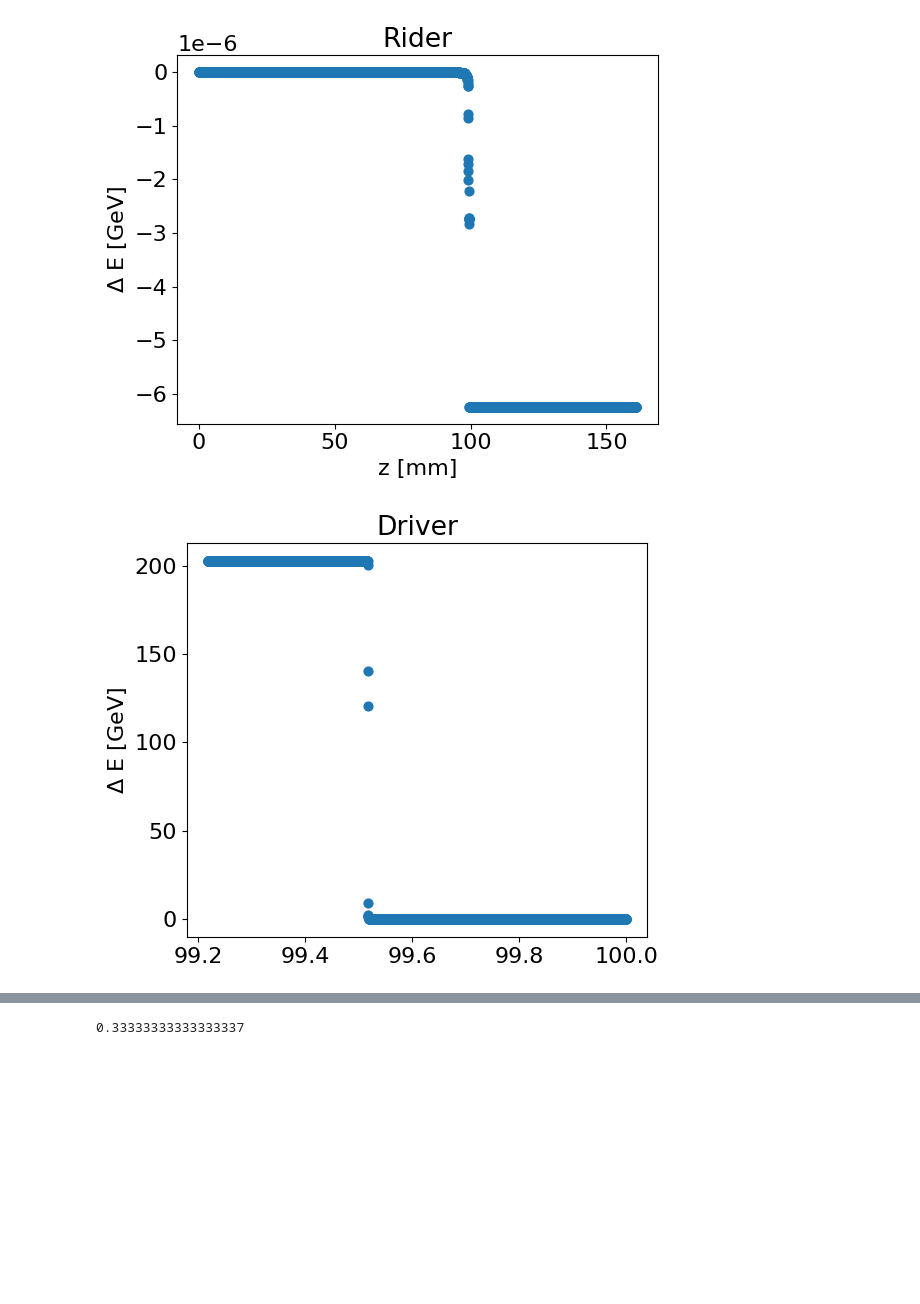
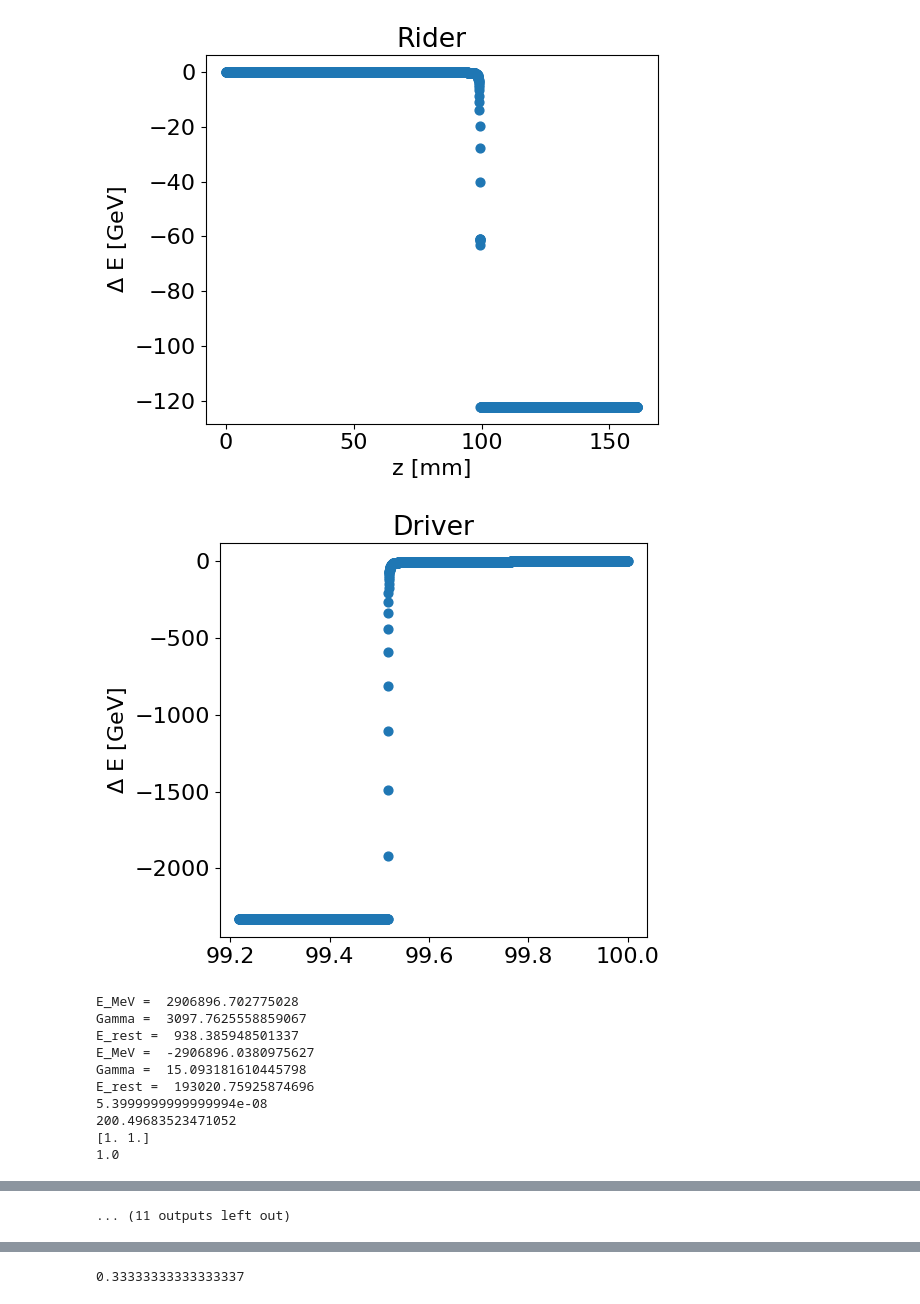
Before and after one commit to benfolsom/LW_integrator, a Jupyter notebook: two_particle_demo_percentplot_loop.ipynb, the cells around one changed output, grey strips where cells are left out. Drawn from its saved outputs; the diff is of its cells as text; code cells hidden in the pictures; blank space fills up the shorter version.

Commit message:
like charge seems more stable, fix the fractional results calculator

```diff
--- a/two_particle_demo_percentplot_loop.ipynb
+++ b/two_particle_demo_percentplot_loop.ipynb
@@ -18,17 +50,19 @@ m_particle_driver = 207.2 #lead, amu
 
 stripped_ions_rider = 1.
 stripped_ions_driver = 54.
-charge_sign_rider= -1.
+charge_sign_rider= 1.
 charge_sign_driver = 1.
-Pz_list = np.linspace(9.584295e4,9.584300885e5,30)
+Pz_list = np.linspace(9.584300885e5,9.584295e4,30)
 max_dE_MeVs_rider = []
 max_dE_MeVs_driver = []
 fracs_E_rider = []
 fracs_E_driver = []
 
-#for i in range(0,len(Pz_list)):
-for i in range(0,1):
+for i in range(0,len(Pz_list)):
+#for i in range(0,1):
+        #Pz_list = np.linspace(9.584300885e5,9.584295e4,30)
         Pz_list = np.linspace(9.584300885e5,9.584295e4,30)
+
         starting_Pz_rider = Pz_list[i]   #3.25E5 corresponds to 1 TeV
 
         starting_Pz_driver = -starting_Pz_rider/m_particle_driver*m_particle_rider  #actually velocity-like, mass factored later
@@ -74,13 +108,15 @@ for i in range(0,1):
 
         delta_e, delta_e_drv, tot_e, tot_e_drv, delta_e_keV, delta_e_MeV, tot_e_GeV, delta_e_keV_drv, delta_e_MeV_drv, tot_e_GeV_drv, zs, xs, zs_drv, xs_drv, bzs, bxs, bys, bdotxs, bdotys, bdotzs, Pzs, Pxs, Pys, Pts, gammas, tees, bzs_drv, bxs_drv, bys_drv, bdotxs_drv, bdotys_drv, bdotzs_drv, Pzs_drv, Pxs_drv, Pys_drv, Pts_drv, gammas_drv, tees_drv, qs_drv, gam_fixed, bdotzs_seconds, q_statC_squared, q_kg_m3_sneg2, Pows_z_rider_watts = calculate_plotting_variables(retarded_traj,
         retarded_drv_traj, init_rider, init_driver, static_steps, ret_steps, E_MeV_rest_rider, E_MeV_rest_driver, c_ms)
-        max_dE_MeVs_rider = np.append(max_dE_MeVs_rider,np.max(delta_e_MeV))
-        max_dE_MeVs_driver = np.append(max_dE_MeVs_driver,np.max(delta_e_MeV_drv))
+        max_dE_MeVs_rider = np.append(max_dE_MeVs_rider,np.max(np.abs(delta_e_MeV)))
+        max_dE_MeVs_driver = np.append(max_dE_MeVs_driver,np.max(np.abs(delta_e_MeV_drv)))
         print(zs[-1])
-        frac_E_rider = np.divide(np.max(tot_e),tot_e[0])
-        frac_E_driver = np.divide(np.max(tot_e_drv),tot_e_drv[0])
+        frac_E_rider = np.divide(np.max(np.abs(tot_e)),tot_e[0])
+        frac_E_driver = np.divide(np.max(np.abs(tot_e_drv)),tot_e_drv[0])
         fracs_E_rider = np.append(fracs_E_rider,frac_E_rider)
         fracs_E_driver = np.append(fracs_E_driver,frac_E_driver)
+        print(fracs_E_driver)
+        print(frac_E_rider)
 
         fig = plt.figure(figsize=(6,5))
         ax = fig.add_subplot(1, 1, 1)
@@ -128,2 +166,12 @@ E_rest =  193020.75925874696
-[figure, old version]
+[figure, new version]
-[figure, old version]
+[figure, new version]
+E_MeV =  2906896.702775028
+Gamma =  3097.7625558859067
+E_rest =  938.385948501337
+E_MeV =  -2906896.0380975627
+Gamma =  15.093181610445798
+E_rest =  193020.75925874696
+5.3999999999999994e-08
+200.49683523471052
+[1. 1.]
+1.0
@@ -130,3 +204,4 @@ E_rest =  193020.75925874696
+... (11 outputs left out)
 # %%
 amu_kg = 1.66053907E-27
 c_ms = 299792458 # Speed of light in m/s
```
Also changed, not shown: parts of 20 cells of this notebook, 1 other file.
